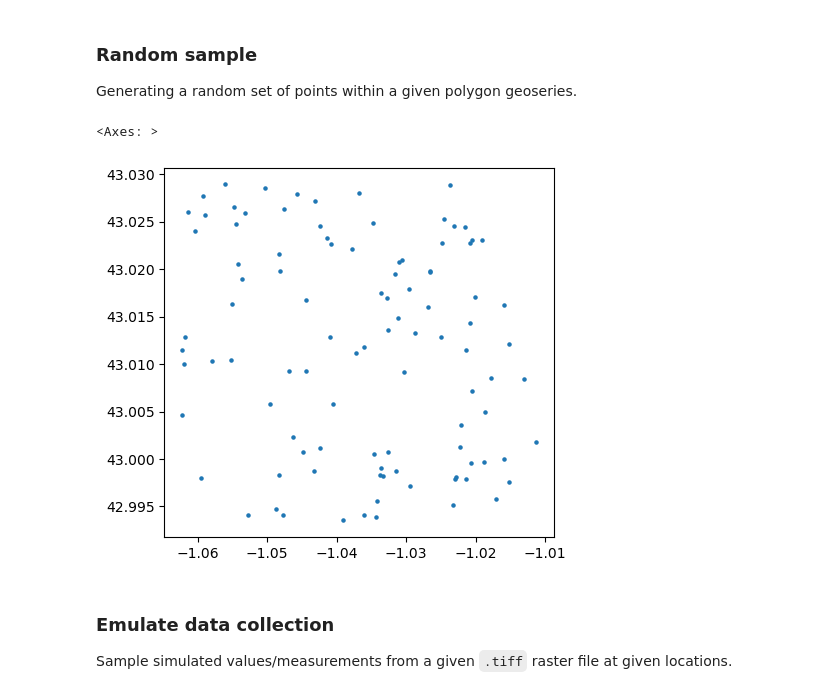
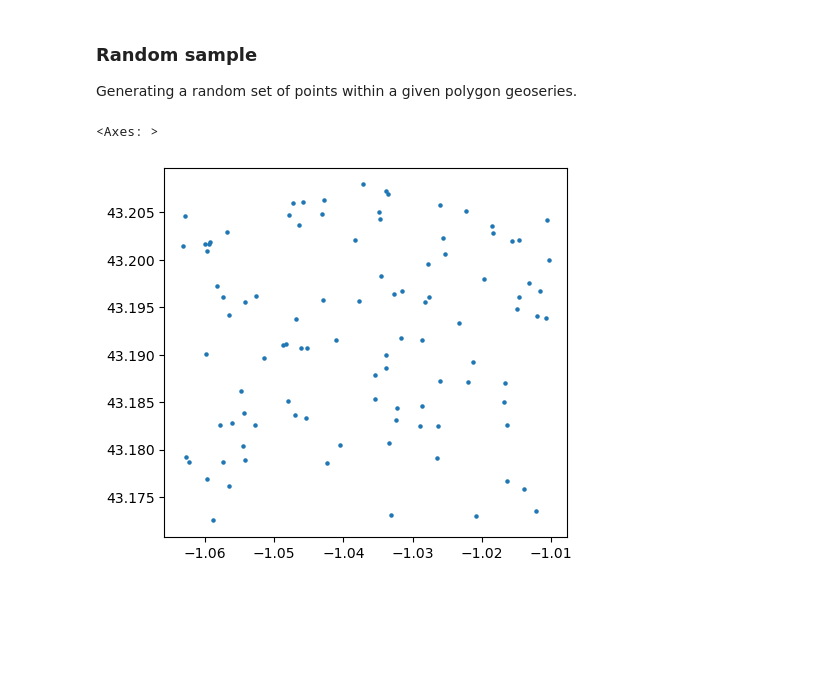
Before and after one commit to franckalbinet/trufl, a Jupyter notebook: nbs/tutorials/quick_start.ipynb, the cells around one changed output. Drawn from its saved outputs; the diff is of its cells as text; code cells hidden in the pictures; blank space fills up the shorter version.

```diff
--- a/nbs/tutorials/quick_start.ipynb
+++ b/nbs/tutorials/quick_start.ipynb
@@ -29,14 +34,10 @@ gdf_grid.boundary.plot()
 
 Generating a random set of points within a given polygon geoseries.
 # %%
-loc_id = 30
+loc_id = 35
 n_pts = 100
 sampling_locs = gdf_grid.loc[gdf_grid.loc_id == loc_id].sample_points(n_pts)
 sampling_locs.plot(markersize=5)
 # %% [output]
 <Axes: >
-[figure, old version]
+[figure, new version]
-# %% [markdown]
-### Emulate data collection
-
-Sample simulated values/measurements from a given `.tiff` raster file at given locations.
```
Also changed, not shown: parts of 10 cells of this notebook, 6 other files.
